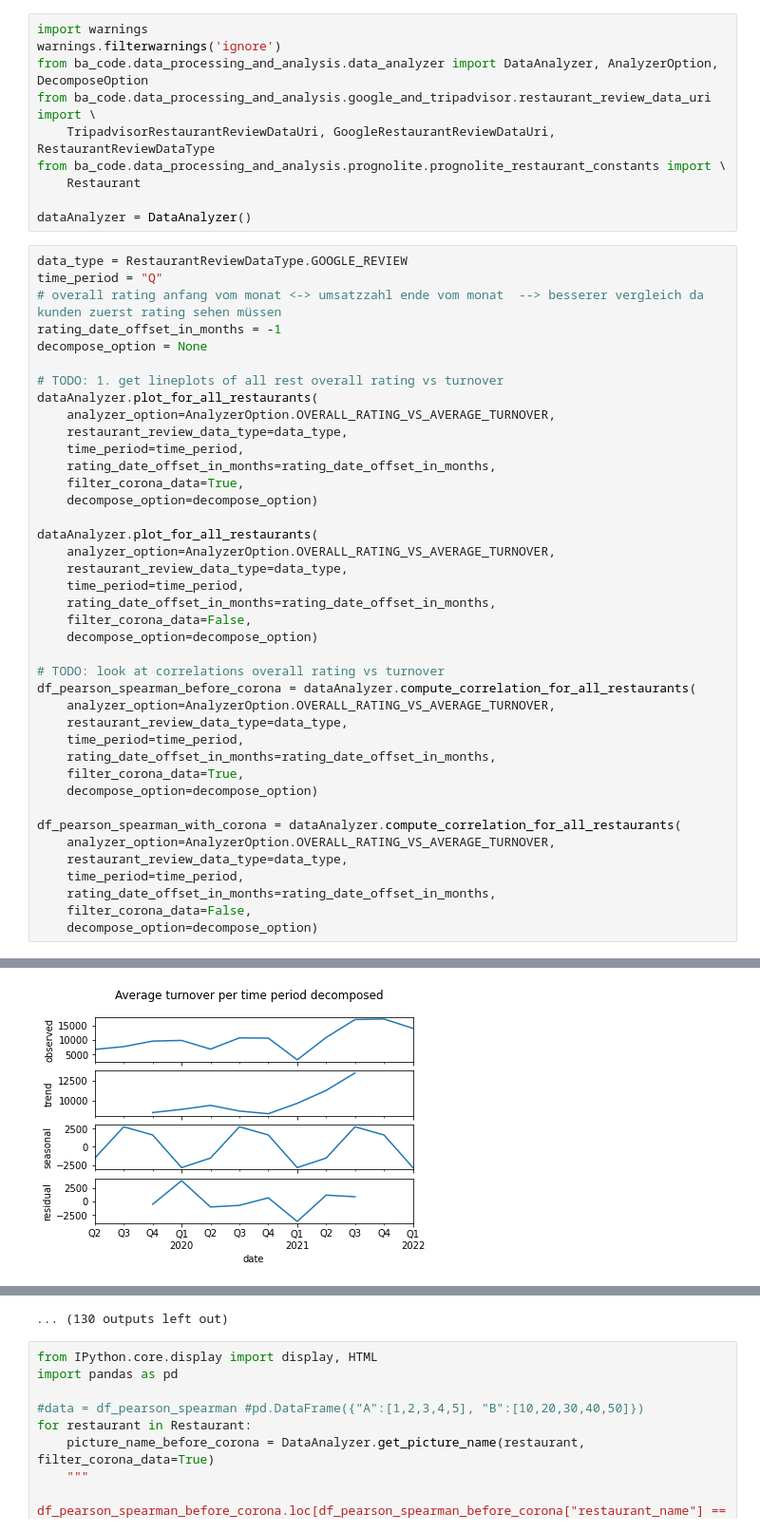
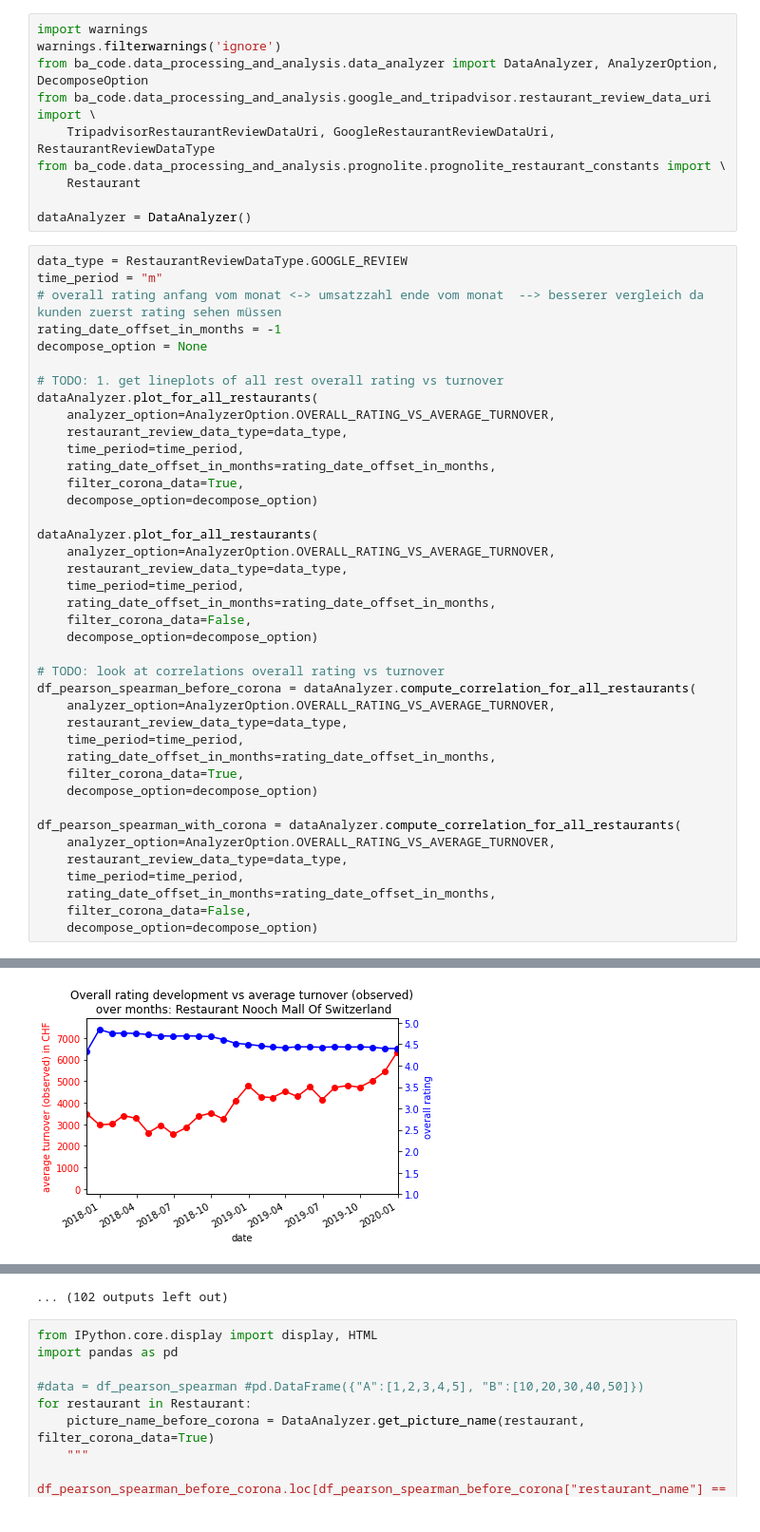
Before and after one commit to fatihsolmaz22/Bachelorarbeit_FS22, a Jupyter notebook: 02_Code/ba_code/ba_code/data_processing_and_analysis/07_01_correlation_overall_rating_observed.ipynb, the cells around one changed output, grey strips where cells are left out. Shown at 95% size. Cells and saved outputs as stored; diff of their text form.

```diff
--- a/02_Code/ba_code/ba_code/data_processing_and_analysis/07_01_correlation_overall_rating_observed.ipynb
+++ b/02_Code/ba_code/ba_code/data_processing_and_analysis/07_01_correlation_overall_rating_observed.ipynb
@@ -10,7 +10,7 @@ from ba_code.data_processing_and_analysis.prognolite.prognolite_restaurant_const
 dataAnalyzer = DataAnalyzer()
 # %%
 data_type = RestaurantReviewDataType.GOOGLE_REVIEW
-time_period = "Q"
+time_period = "m"
 # overall rating anfang vom monat <-> umsatzzahl ende vom monat  --> besserer vergleich da kunden zuerst rating sehen müssen
 rating_date_offset_in_months = -1
 decompose_option = None
@@ -62 +62 @@ df_pearson_spearman_with_corona = dataAnalyzer.compute_correlation_for_all_resta
-[figure, old version]
+[figure, new version]
@@ -64,4 +64,4 @@ df_pearson_spearman_with_corona = dataAnalyzer.compute_correlation_for_all_resta
-... (130 outputs left out)
+... (102 outputs left out)
 # %%
 from IPython.core.display import display, HTML
 import pandas as pd
```
Also changed, not shown: parts of 1 cell of this notebook, 4 other files.
